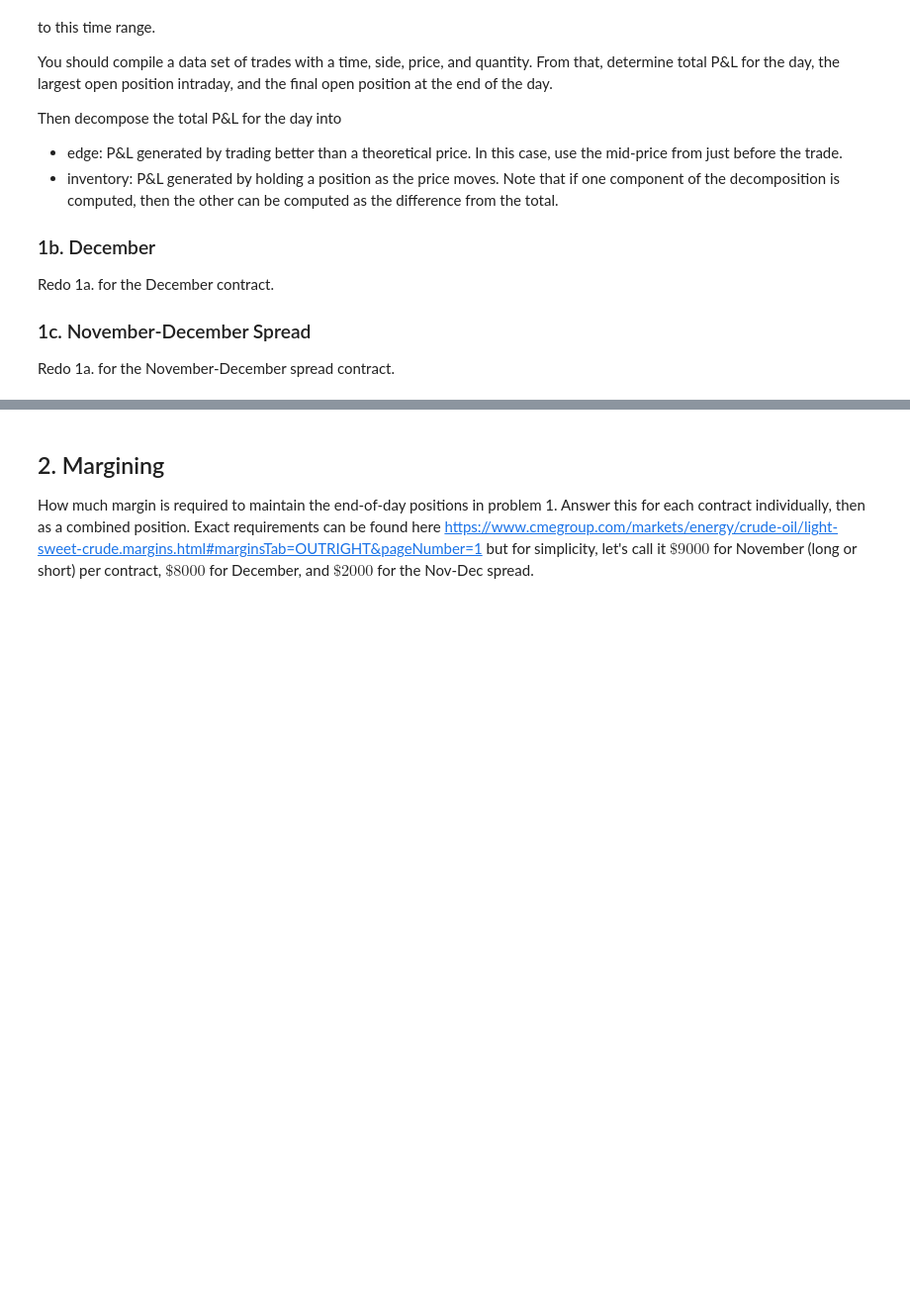
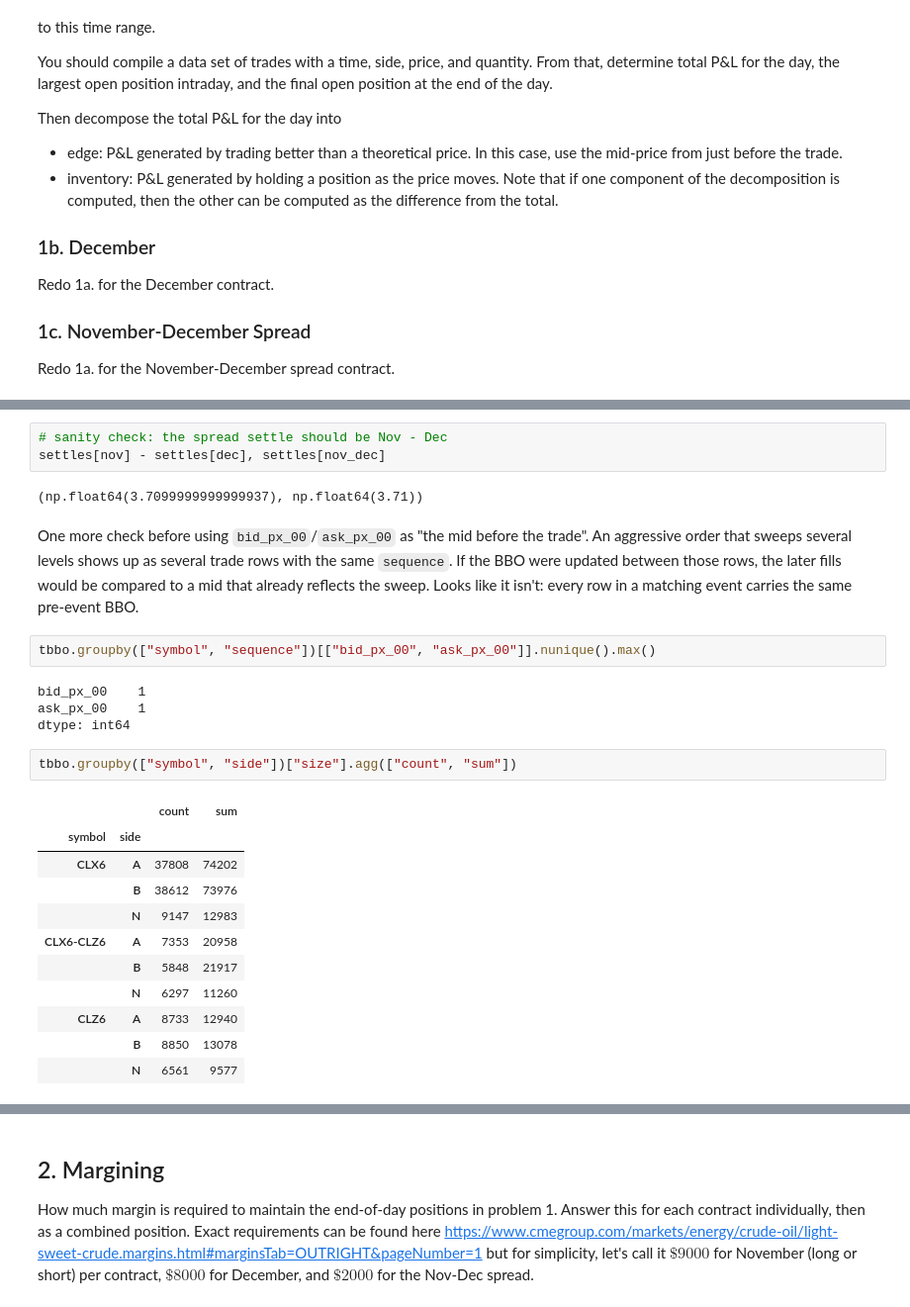
Before and after one commit to dafu-zhu/finm37000, a Jupyter notebook: workspace/notebooks/futures_mm.ipynb, the cells around one changed output, grey strips where cells are left out. Shown at 99% size. Drawn from its saved outputs; the diff is of its cells as text; blank space fills up the shorter version.

```diff
--- a/workspace/notebooks/futures_mm.ipynb
+++ b/workspace/notebooks/futures_mm.ipynb
@@ -41,0 +192,31 @@ Redo 1a. for the November-December spread contract.
+# %%
+# sanity check: the spread settle should be Nov - Dec
+settles[nov] - settles[dec], settles[nov_dec]
+# %% [output]
+(np.float64(3.7099999999999937), np.float64(3.71))
+# %% [markdown]
+One more check before using `bid_px_00`/`ask_px_00` as "the mid before the trade".
+An aggressive order that sweeps several levels shows up as several trade rows with
+the same `sequence`. If the BBO were updated between those rows, the later fills
+would be compared to a mid that already reflects the sweep. Looks like it isn't:
+every row in a matching event carries the same pre-event BBO.
+# %%
+tbbo.groupby(["symbol", "sequence"])[["bid_px_00", "ask_px_00"]].nunique().max()
+# %% [output]
+bid_px_00    1
+ask_px_00    1
+dtype: int64
+# %%
+tbbo.groupby(["symbol", "side"])["size"].agg(["count", "sum"])
+# %% [output]
+|  |  | count | sum |
+| symbol | side |  |  |
+| CLX6 | A | 37808 | 74202 |
+|  | B | 38612 | 73976 |
+|  | N | 9147 | 12983 |
+| CLX6-CLZ6 | A | 7353 | 20958 |
+|  | B | 5848 | 21917 |
+|  | N | 6297 | 11260 |
+| CLZ6 | A | 8733 | 12940 |
+|  | B | 8850 | 13078 |
+|  | N | 6561 | 9577 |
```
Also changed, not shown: parts of 34 cells of this notebook.
